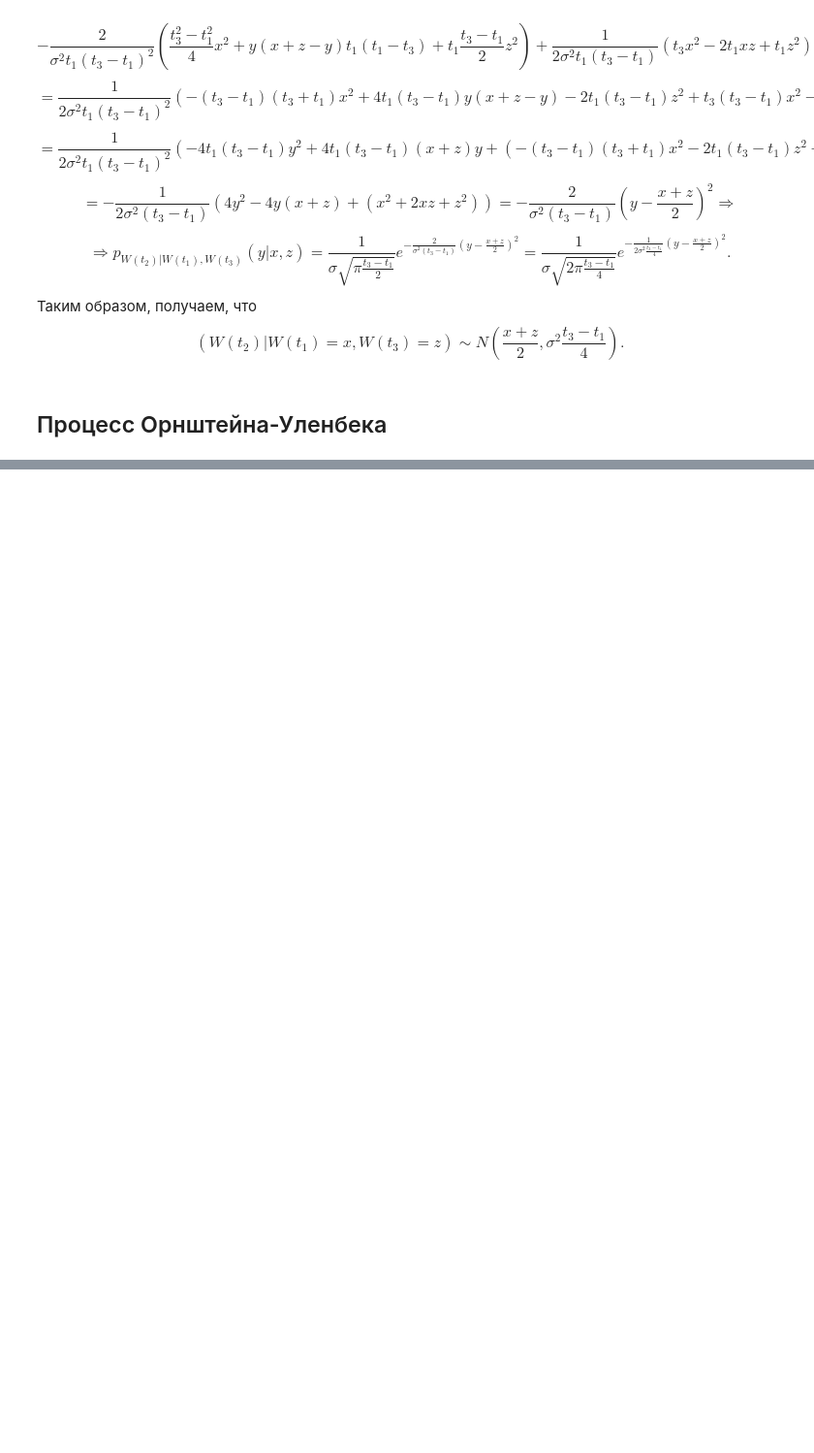
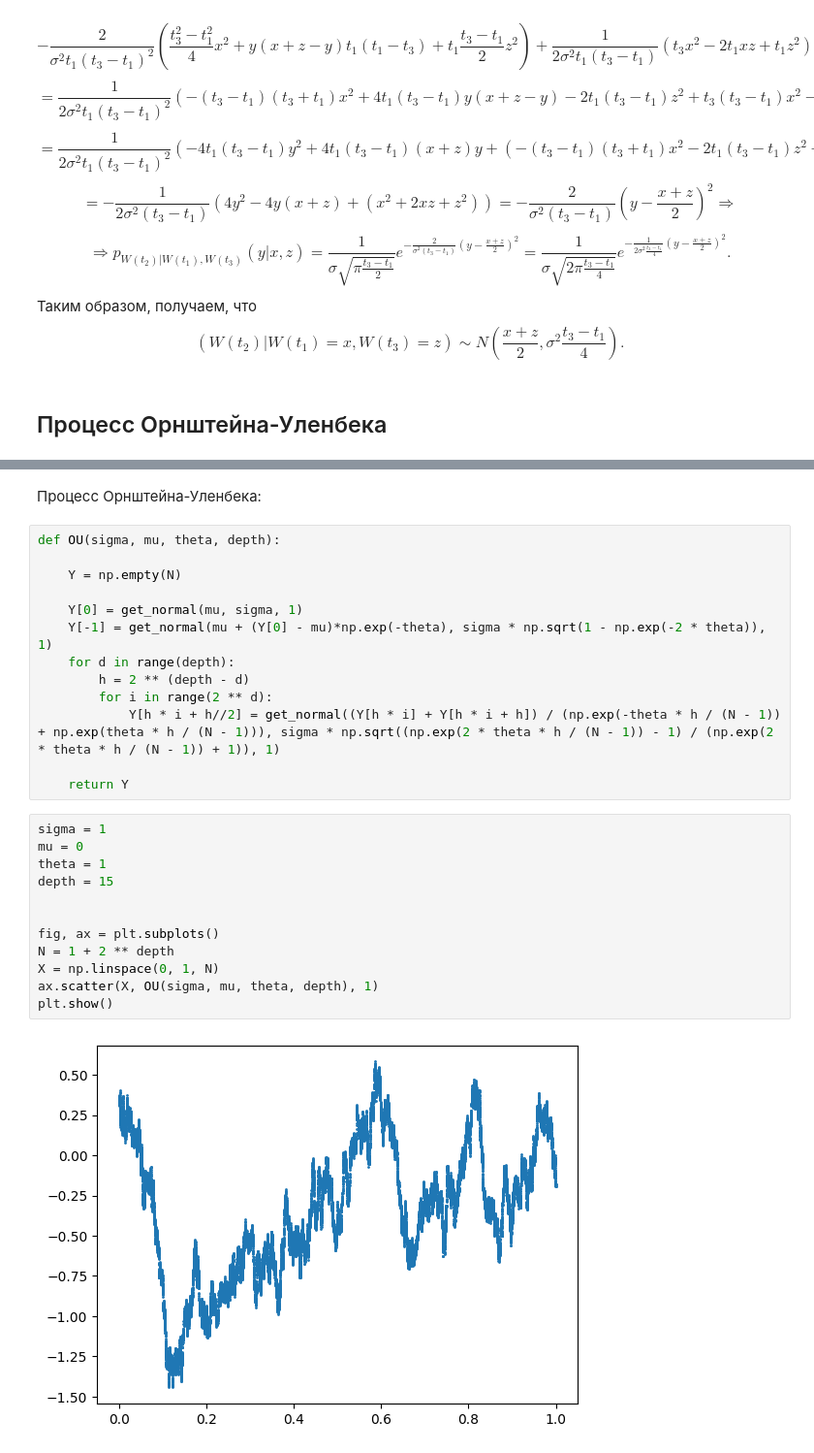
Before and after one commit to Taratin478478/practicum, a Jupyter notebook: semester_7/StochAn/stochastic__analysis_milovidov.ipynb, the cells around one changed output, grey strips where cells are left out. Shown at 97% size. Drawn from its saved outputs; the diff is of its cells as text; blank space fills up the shorter version.

```diff
--- a/semester_7/StochAn/stochastic__analysis_milovidov.ipynb
+++ b/semester_7/StochAn/stochastic__analysis_milovidov.ipynb
@@ -1787,0 +1836,29 @@ $$\text{cov}(X_0, X(t)) = \mathbb{E}(X_0 - \mathbb{E}(X_0))(X(t) - \mathbb{E}(X(
+# %% [markdown]
+Процесс Орнштейна-Уленбека:
+# %%
+def OU(sigma, mu, theta, depth):
+
+    Y = np.empty(N)
+
+    Y[0] = get_normal(mu, sigma, 1)
+    Y[-1] = get_normal(mu + (Y[0] - mu)*np.exp(-theta), sigma * np.sqrt(1 - np.exp(-2 * theta)), 1)
+    for d in range(depth):
+        h = 2 ** (depth - d)
+        for i in range(2 ** d):
+            Y[h * i + h//2] = get_normal((Y[h * i] + Y[h * i + h]) / (np.exp(-theta * h / (N - 1)) + np.exp(theta * h / (N - 1))), sigma * np.sqrt((np.exp(2 * theta * h / (N - 1)) - 1) / (np.exp(2 * theta * h / (N - 1)) + 1)), 1)
+
+    return Y
+# %%
+sigma = 1
+mu = 0
+theta = 1
+depth = 15
+
+
+fig, ax = plt.subplots()
+N = 1 + 2 ** depth
+X = np.linspace(0, 1, N)
+ax.scatter(X, OU(sigma, mu, theta, depth), 1)
+plt.show()
+# %% [output]
+[figure, added]
```
Also changed, not shown: parts of 20 cells of this notebook.
